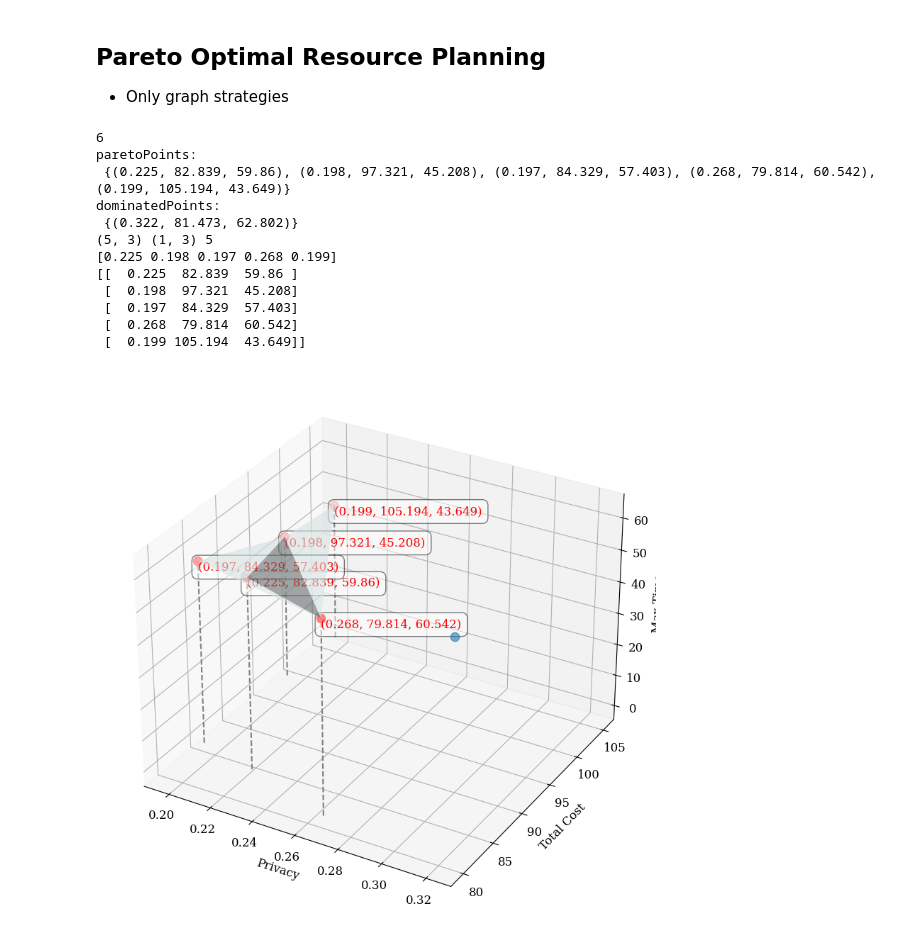
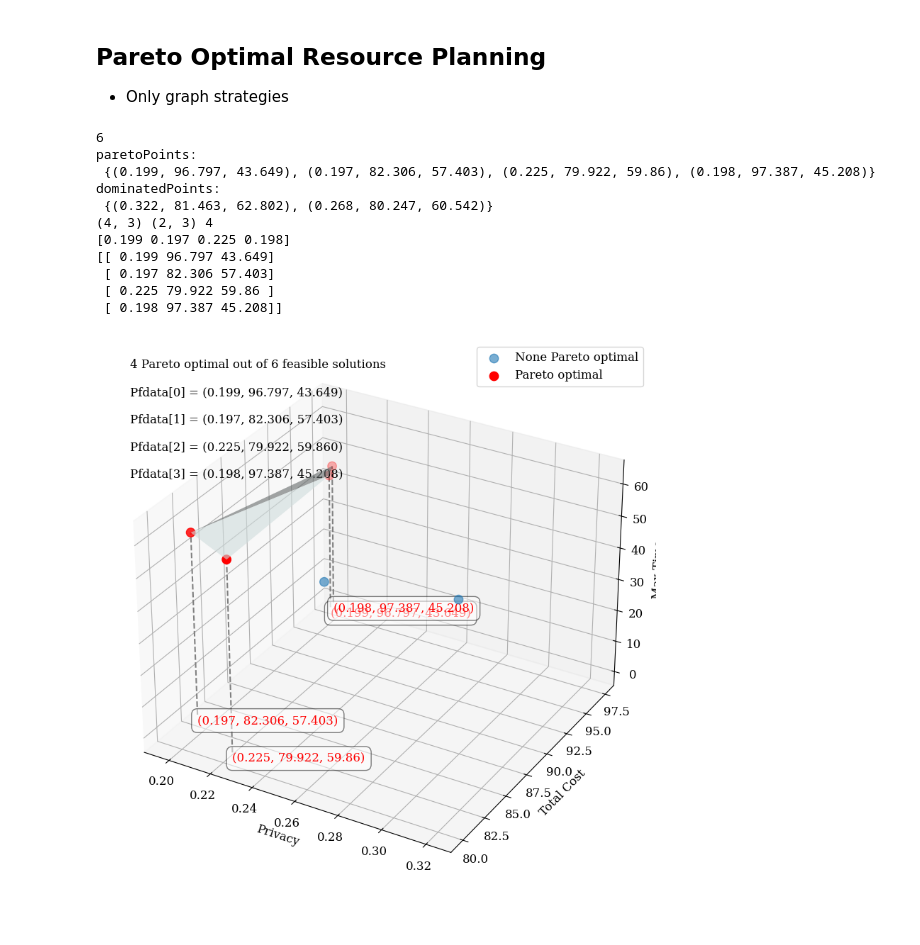
Before and after one commit to yuandou168/PriCE, a Jupyter notebook: PriCE-exps/Pareto_3D_evaluation.ipynb, the cells around one changed output. Cells and saved outputs as stored; diff of their text form; code cells hidden in the pictures.

```diff
--- a/PriCE-exps/Pareto_3D_evaluation.ipynb
+++ b/PriCE-exps/Pareto_3D_evaluation.ipynb
@@ -213,7 +212,7 @@ dominatedPoints:
 * Only even strategies
 # %%
 # 1WSI
-budget = 120
+budget = 100
 strategies = 'Pareto1WSI_onlyeven_'
 strategies1WSI = even_strategies
 
@@ -222,7 +221,7 @@ privacyscores1WSI.update(even_privacyscores)
 
 solutions1WSI = {}
 
-solutions1WSI.update(even_solution_120)
+solutions1WSI.update(even_solution_100) # budget
 
 
 print(len(solutions1WSI.values()))
@@ -258,14 +257,14 @@ if len(set(list(pp[:,0])))==1:
     solution_size = len(list(xdata))
 
     for i in range(len(list(xdata[:6]))):
-        # axs.text2D(0.05, 0.9-0.05*i, f'Pfdata[{i}] = ({xdata[i]:.3f}, {ydata[i]:.3f}, {zdata[i]:.3f})', transform=axs.transAxes)
+        axs.text2D(0.05, 0.9-0.05*i, f'Pfdata[{i}] = ({xdata[i]:.3f}, {ydata[i]:.3f}, {zdata[i]:.3f})', transform=axs.transAxes)
         axs.plot([xdata[i], xdata[i]], [ydata[i], ydata[i]], [0, zdata[i]], color='gray', linestyle='--')  # Vertical line from z=0 to z=zi_top
         # axs.plot([0, xdata[i]], [ydata[i], ydata[i]], [zdata[i], zdata[i]], color='gray', linestyle='--')  # Vertical line from z=0 to z=zi_top
         # axs.plot([xdata[i], xdata[i]], [0, ydata[i]], [zdata[i], zdata[i]], color='gray', linestyle='--')  # Vertical line from z=0 to z=zi_top
 
         # Adding labels for each scatter point
-        text = axs.text(xdata[i], ydata[i], zdata[i], f'({xdata[i]}, {ydata[i]}, {zdata[i]})', color='red',
-        bbox=dict(facecolor='white', alpha=0.5, boxstyle='round, pad=0.5'), ha='left', va='top',rotation=40)
+        text = axs.text(xdata[i], ydata[i], 0, f'({xdata[i]}, {ydata[i]}, {zdata[i]})', color='red',
+        bbox=dict(facecolor='white', alpha=0.5, boxstyle='round, pad=0.5'), ha='left', va='top',rotation=45)
 
 
 else:
@@ -290,25 +289,28 @@ else:
         axs.scatter(pp[:,0],pp[:,1],pp[:,2], color='red', s=80, label="Pareto optimal")
 
     solution_size = len(list(xdata))
-    # axs.text2D(0.5, 0.5, f"{solution_size} Pareto optimal out of {len(input2)} feasible solutions", transform=axs.transAxes)
+    axs.text2D(0.05, 0.95, f"{solution_size} Pareto optimal out of {len(input2)} feasible solutions", transform=axs.transAxes)
 
     for i in range(len(list(xdata[:6]))):
-        # axs.text2D(0.05, 0.9-0.05*i, f'Pfdata[{i}] = ({xdata[i]:.3f}, {ydata[i]:.3f}, {zdata[i]:.3f})', transform=axs.transAxes)
+        axs.text2D(0.05, 0.9-0.05*i, f'Pfdata[{i}] = ({xdata[i]:.3f}, {ydata[i]:.3f}, {zdata[i]:.3f})', transform=axs.transAxes)
         axs.plot([xdata[i], xdata[i]], [ydata[i], ydata[i]], [0, zdata[i]], color='gray', linestyle='--')  # Vertical line from z=0 to z=zi_top
         # axs.plot([0, xdata[i]], [ydata[i], ydata[i]], [zdata[i], zdata[i]], color='gray', linestyle='--')  # Vertical line from z=0 to z=zi_top
         # axs.plot([xdata[i], xdata[i]], [0, ydata[i]], [zdata[i], zdata[i]], color='gray', linestyle='--')  # Vertical line from z=0 to z=zi_top
 
         # Adding labels for each scatter point
-        text = axs.text(xdata[i], ydata[i], zdata[i], f'({xdata[i]}, {ydata[i]}, {zdata[i]})', color='red',
-        bbox=dict(facecolor='white', alpha=0.5, boxstyle='round, pad=0.5'), ha='left', va='top',rotation=40)
+        text = axs.text(xdata[i], ydata[i], 0, f'({xdata[i]}, {ydata[i]}, {zdata[i]})', color='red',
+        bbox=dict(facecolor='white', alpha=0.5, boxstyle='round, pad=0.5'), ha='left', va='top',rotation=45)
 
 # plt.clf()
 # axs.set_title("Pareto frontier 3D")
 axs.set_xlabel(r'Privacy')
 axs.set_ylabel(r'Total Cost')
 axs.set_zlabel(r'Max Time')
+axs.grid(True)
+axs.legend()
+
 plt.savefig(f"./Pareto_res/{strategies+str(budget)}"+".pdf")
-axs.grid(True)
+
 
 plt.show()
 # %% [output]
@@ -329,7 +331,7 @@ dominatedPoints:
 * Only graph strategies
 # %%
 # 1WSI
-budget = 120
+budget = 100
 strategies = 'Pareto1WSI_onlygraph_'
 strategies1WSI = graph_strategies
 
@@ -338,7 +340,7 @@ privacyscores1WSI.update(graph_privacyscores)
 # privacyscores1WSI.update(even_privacyscores)
 
 solutions1WSI = {}
-solutions1WSI.update(graph_solutions_120)
+solutions1WSI.update(graph_solutions_100)   # budget
 
 
 print(len(solutions1WSI.values()))
@@ -374,14 +376,14 @@ if len(set(list(pp[:,0])))==1:
     solution_size = len(list(xdata))
 
     for i in range(len(list(xdata[:6]))):
-        # axs.text2D(0.05, 0.9-0.05*i, f'Pfdata[{i}] = ({xdata[i]:.3f}, {ydata[i]:.3f}, {zdata[i]:.3f})', transform=axs.transAxes)
+        axs.text2D(0.05, 0.9-0.05*i, f'Pfdata[{i}] = ({xdata[i]:.3f}, {ydata[i]:.3f}, {zdata[i]:.3f})', transform=axs.transAxes)
         axs.plot([xdata[i], xdata[i]], [ydata[i], ydata[i]], [0, zdata[i]], color='gray', linestyle='--')  # Vertical line from z=0 to z=zi_top
         # axs.plot([0, xdata[i]], [ydata[i], ydata[i]], [zdata[i], zdata[i]], color='gray', linestyle='--')  # Vertical line from z=0 to z=zi_top
         # axs.plot([xdata[i], xdata[i]], [0, ydata[i]], [zdata[i], zdata[i]], color='gray', linestyle='--')  # Vertical line from z=0 to z=zi_top
 
         # Adding labels for each scatter point
-        text = axs.text(xdata[i], ydata[i], zdata[i], f'({xdata[i]}, {ydata[i]}, {zdata[i]})', color='red',
-        bbox=dict(facecolor='white', alpha=0.5, boxstyle='round, pad=0.5'), ha='left', va='top',rotation=40)
+        text = axs.text(xdata[i], ydata[i], 0, f'({xdata[i]}, {ydata[i]}, {zdata[i]})', color='red',
+        bbox=dict(facecolor='white', alpha=0.5, boxstyle='round, pad=0.5'), ha='left', va='top',rotation=45)
 
 
 else:
@@ -400,44 +402,45 @@ else:
         axs.scatter(pp[:,0],pp[:,1],pp[:,2], color='red', s=80, label="Pareto optimal")
         triang = mtri.Triangulation(pp[:,0], pp[:,1])
         axs.plot_trisurf(triang,pp[:,2], color='azure', alpha = 0.6)
     else:
 
         axs.scatter(dp[:,0],dp[:,1],dp[:,2], label='None Pareto optimal', alpha = 0.6, color='blue')
         axs.scatter(pp[:,0],pp[:,1],pp[:,2], color='red', s=80, label="Pareto optimal")
 
     solution_size = len(list(xdata))
-    # axs.text2D(0.5, 0.5, f"{solution_size} Pareto optimal out of {len(input2)} feasible solutions", transform=axs.transAxes)
+    axs.text2D(0.05, 0.95, f"{solution_size} Pareto optimal out of {len(input2)} feasible solutions", transform=axs.transAxes)
 
     for i in range(len(list(xdata[:6]))):
-        # axs.text2D(0.05, 0.9-0.05*i, f'Pfdata[{i}] = ({xdata[i]:.3f}, {ydata[i]:.3f}, {zdata[i]:.3f})', transform=axs.transAxes)
+        axs.text2D(0.05, 0.9-0.05*i, f'Pfdata[{i}] = ({xdata[i]:.3f}, {ydata[i]:.3f}, {zdata[i]:.3f})', transform=axs.transAxes)
         axs.plot([xdata[i], xdata[i]], [ydata[i], ydata[i]], [0, zdata[i]], color='gray', linestyle='--')  # Vertical line from z=0 to z=zi_top
         # axs.plot([0, xdata[i]], [ydata[i], ydata[i]], [zdata[i], zdata[i]], color='gray', linestyle='--')  # Vertical line from z=0 to z=zi_top
         # axs.plot([xdata[i], xdata[i]], [0, ydata[i]], [zdata[i], zdata[i]], color='gray', linestyle='--')  # Vertical line from z=0 to z=zi_top
 
         # Adding labels for each scatter point
-        text = axs.text(xdata[i], ydata[i], zdata[i], f'({xdata[i]}, {ydata[i]}, {zdata[i]})', color='red',
+        text = axs.text(xdata[i], ydata[i], 0, f'({xdata[i]}, {ydata[i]}, {zdata[i]})', color='red',
         bbox=dict(facecolor='white', alpha=0.5, boxstyle='round, pad=0.5'), ha='left', va='top',rotation=40)
 
 # plt.clf()
 # axs.set_title("Pareto frontier 3D")
 axs.set_xlabel(r'Privacy')
 axs.set_ylabel(r'Total Cost')
 axs.set_zlabel(r'Max Time')
+axs.grid(True)
+axs.legend()
 plt.savefig(f"./Pareto_res/{strategies+str(budget)}"+".pdf")
-axs.grid(True)
+
 
 plt.show()
 # %% [output]
 6
 paretoPoints:
- {(0.225, 82.839, 59.86), (0.198, 97.321, 45.208), (0.197, 84.329, 57.403), (0.268, 79.814, 60.542), (0.199, 105.194, 43.649)}
+ {(0.199, 96.797, 43.649), (0.197, 82.306, 57.403), (0.225, 79.922, 59.86), (0.198, 97.387, 45.208)}
 dominatedPoints:
- {(0.322, 81.473, 62.802)}
-(5, 3) (1, 3) 5
-[0.225 0.198 0.197 0.268 0.199]
-[[  0.225  82.839  59.86 ]
- [  0.198  97.321  45.208]
- [  0.197  84.329  57.403]
- [  0.268  79.814  60.542]
- [  0.199 105.194  43.649]]
+ {(0.322, 81.463, 62.802), (0.268, 80.247, 60.542)}
+(4, 3) (2, 3) 4
+[0.199 0.197 0.225 0.198]
+[[ 0.199 96.797 43.649]
+ [ 0.197 82.306 57.403]
+ [ 0.225 79.922 59.86 ]
+ [ 0.198 97.387 45.208]]
-[figure, old version]
+[figure, new version]
```
Also changed, not shown: parts of 2 cells of this notebook, 6 other files.
